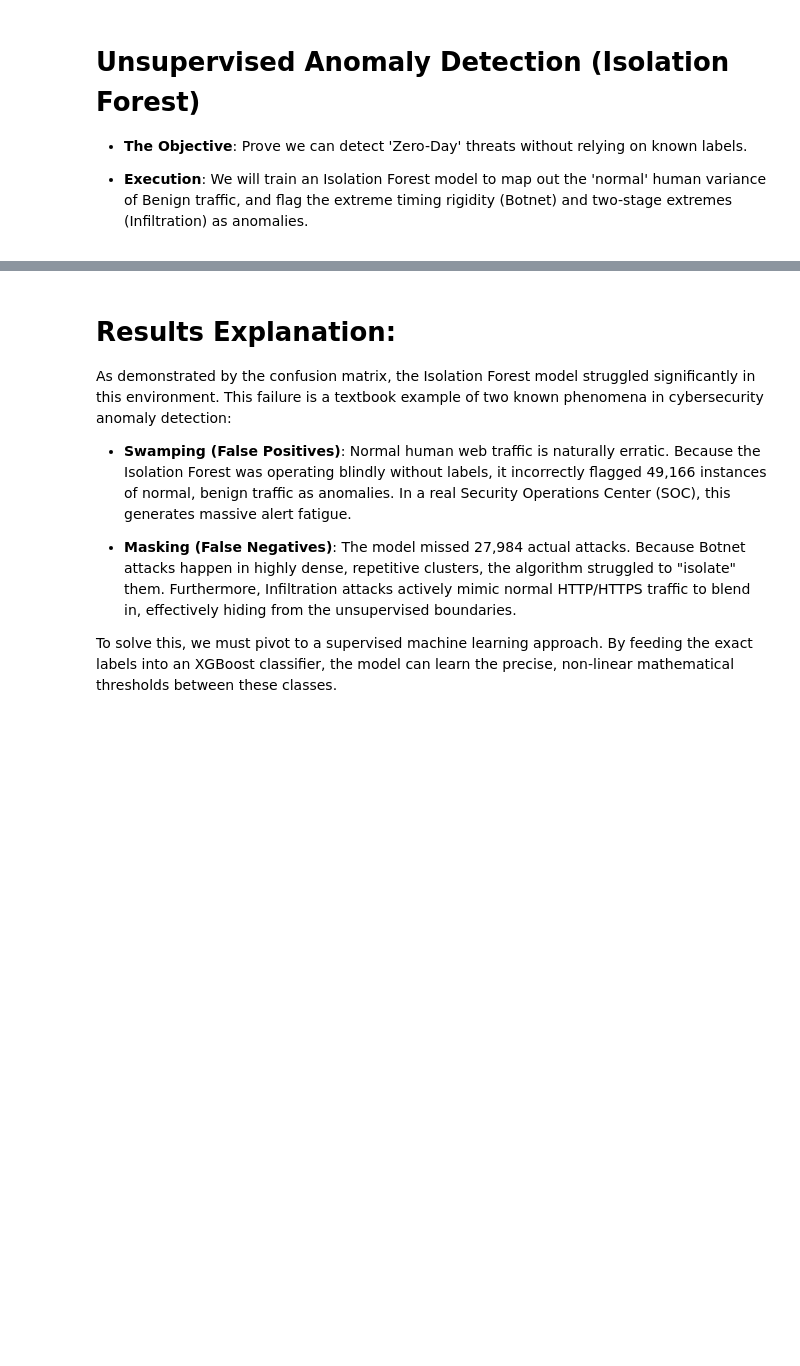
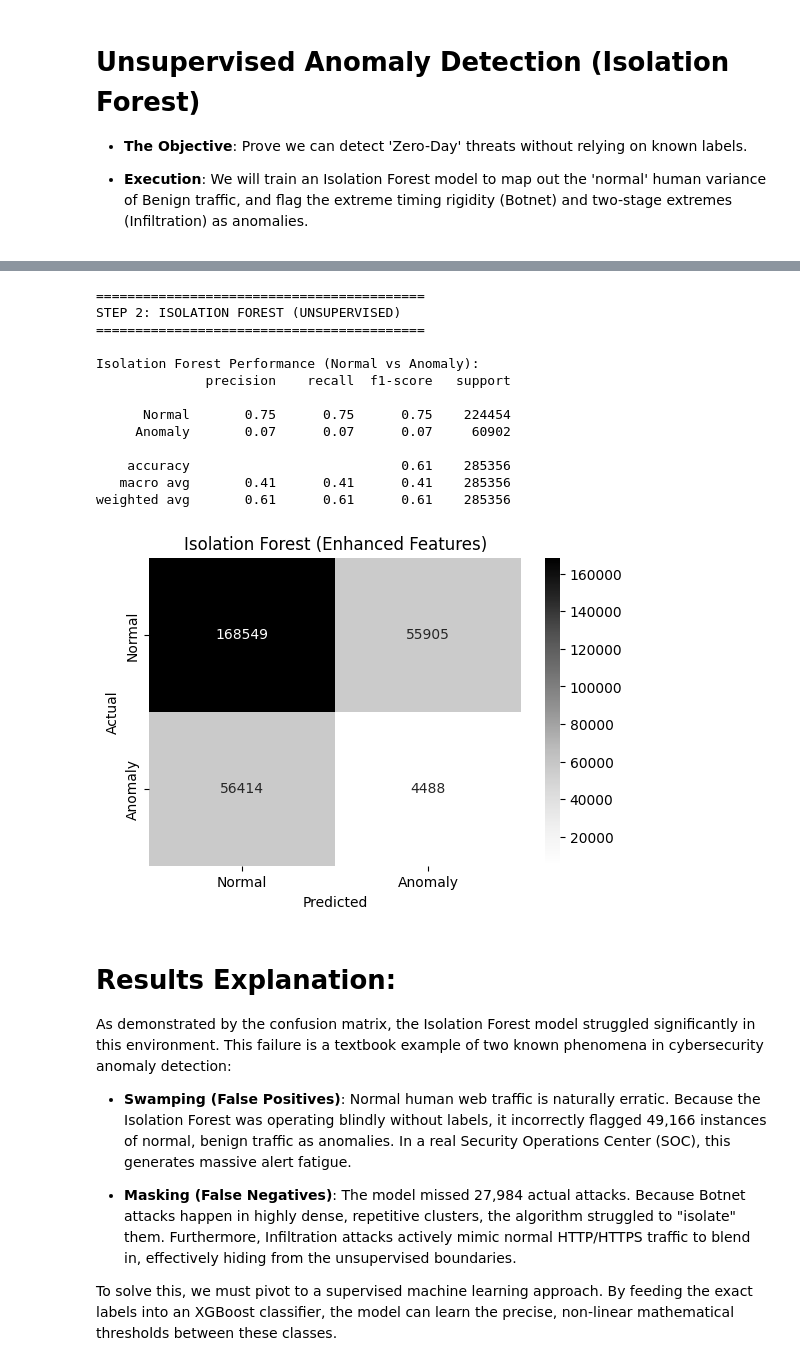
Before and after one commit to JohnnySolo/Data-Analysis-Project---Hybrid-Cyber-Threat-Detection, a Jupyter notebook: 03_Feature_Engineering_and_Modeling.ipynb, the cells around one changed output, grey strips where cells are left out. Drawn from its saved outputs; the diff is of its cells as text; code cells hidden in the pictures; blank space fills up the shorter version.

```diff
--- a/03_Feature_Engineering_and_Modeling.ipynb
+++ b/03_Feature_Engineering_and_Modeling.ipynb
@@ -166,3 +162,47 @@ weighted avg       0.70      0.63      0.66    207279
+# %%
+from sklearn.ensemble import IsolationForest
+from sklearn.metrics import classification_report, confusion_matrix
+import matplotlib.pyplot as plt
+import seaborn as sns
+
+print("==========================================")
+print("STEP 2: ISOLATION FOREST (UNSUPERVISED)")
+print("==========================================")
+
+# Train Isolation Forest on the enhanced dataset
+iso_forest = IsolationForest(n_estimators=100, contamination=0.21, random_state=42, n_jobs=-1)
+iso_forest.fit(X_train_enh)
+
+# Predict (-1 is Anomaly, 1 is Normal) and map to binary (1 for Anomaly, 0 for Normal)
+if_preds = iso_forest.predict(X_test_enh)
+if_predictions_binary = [1 if x == -1 else 0 for x in if_preds]
+y_test_binary = (y_test > 0).astype(int)
+
+print("\nIsolation Forest Performance (Normal vs Anomaly):")
+print(classification_report(y_test_binary, if_predictions_binary, target_names=['Normal', 'Anomaly']))
+
+cm_if = confusion_matrix(y_test_binary, if_predictions_binary)
+plt.figure(figsize=(6,4))
+sns.heatmap(cm_if, annot=True, fmt="d", cmap="Greys", xticklabels=['Normal', 'Anomaly'], yticklabels=['Normal', 'Anomaly'])
+plt.title("Isolation Forest (Enhanced Features)")
+plt.ylabel('Actual')
+plt.xlabel('Predicted')
+plt.show()
+# %% [output]
+==========================================
+STEP 2: ISOLATION FOREST (UNSUPERVISED)
+==========================================
+
+Isolation Forest Performance (Normal vs Anomaly):
+              precision    recall  f1-score   support
+
+      Normal       0.75      0.75      0.75    224454
+     Anomaly       0.07      0.07      0.07     60902
+
+    accuracy                           0.61    285356
+   macro avg       0.41      0.41      0.41    285356
+weighted avg       0.61      0.61      0.61    285356
+[figure, added]
 # %% [markdown]
 # Results Explanation:
 
```
Also changed, not shown: parts of 9 cells of this notebook.
